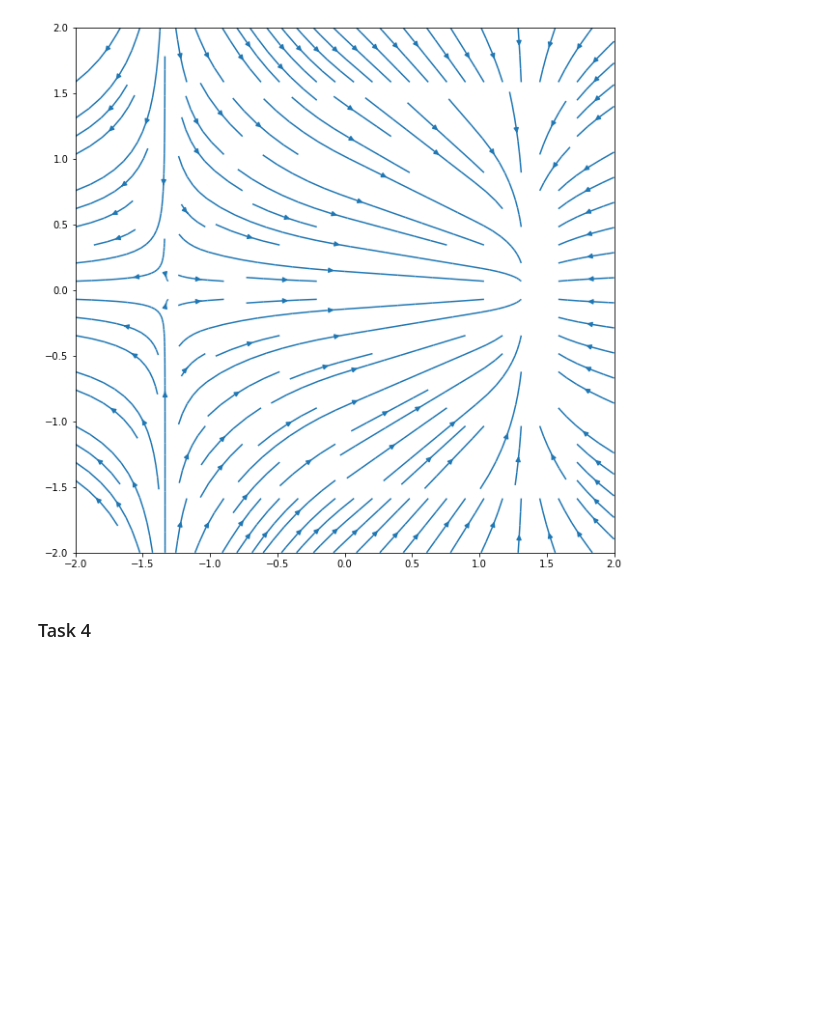
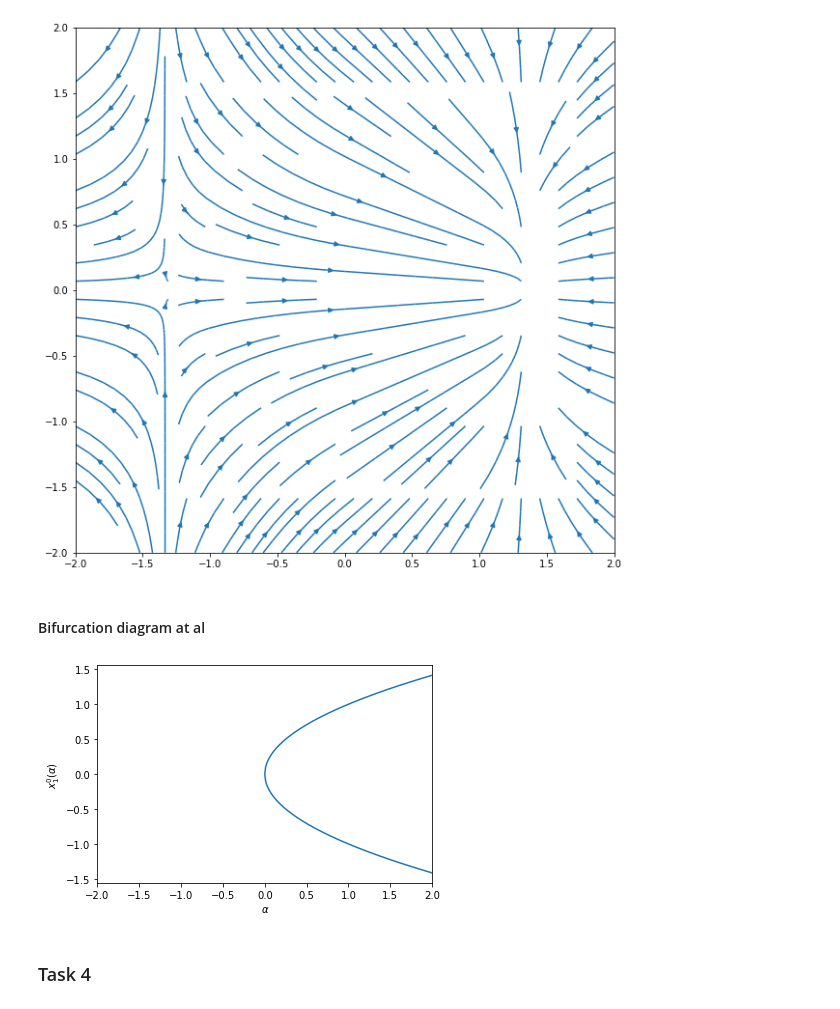
Before and after one commit to Linnore/MLCMS-EX3-GroupK, a Jupyter notebook: Test_Linnore.ipynb, the cells around one changed output. Saved outputs shown, nothing was run; the diff lists cells and outputs as text; code cells hidden in the pictures; blank space fills up the shorter version.

```diff
--- a/Test_Linnore.ipynb
+++ b/Test_Linnore.ipynb
@@ -185,6 +185,22 @@ fig2a.streamplot(X, Y, U, V, integration_direction="backward")
 plt.show()
 # %% [output]
 [figure]
+# %% [markdown]
+#### Bifurcation diagram at al
+# %%
+x = abs(np.arange(2, -0.01, -0.01))
+y = np.power(x, 0.5)
+
+x = np.append(x, x[::-1])
+y = np.append(y, -y[::-1])
+
+plt.plot(x, y)
+plt.xlim((-2,2))
+plt.xlabel(r"$\alpha$")
+plt.ylabel(r"$x_1^0(\alpha)$")
+plt.show()
+# %% [output]
+[figure, added]
 # %% [markdown]
 ### Task 4
 # %%
```
